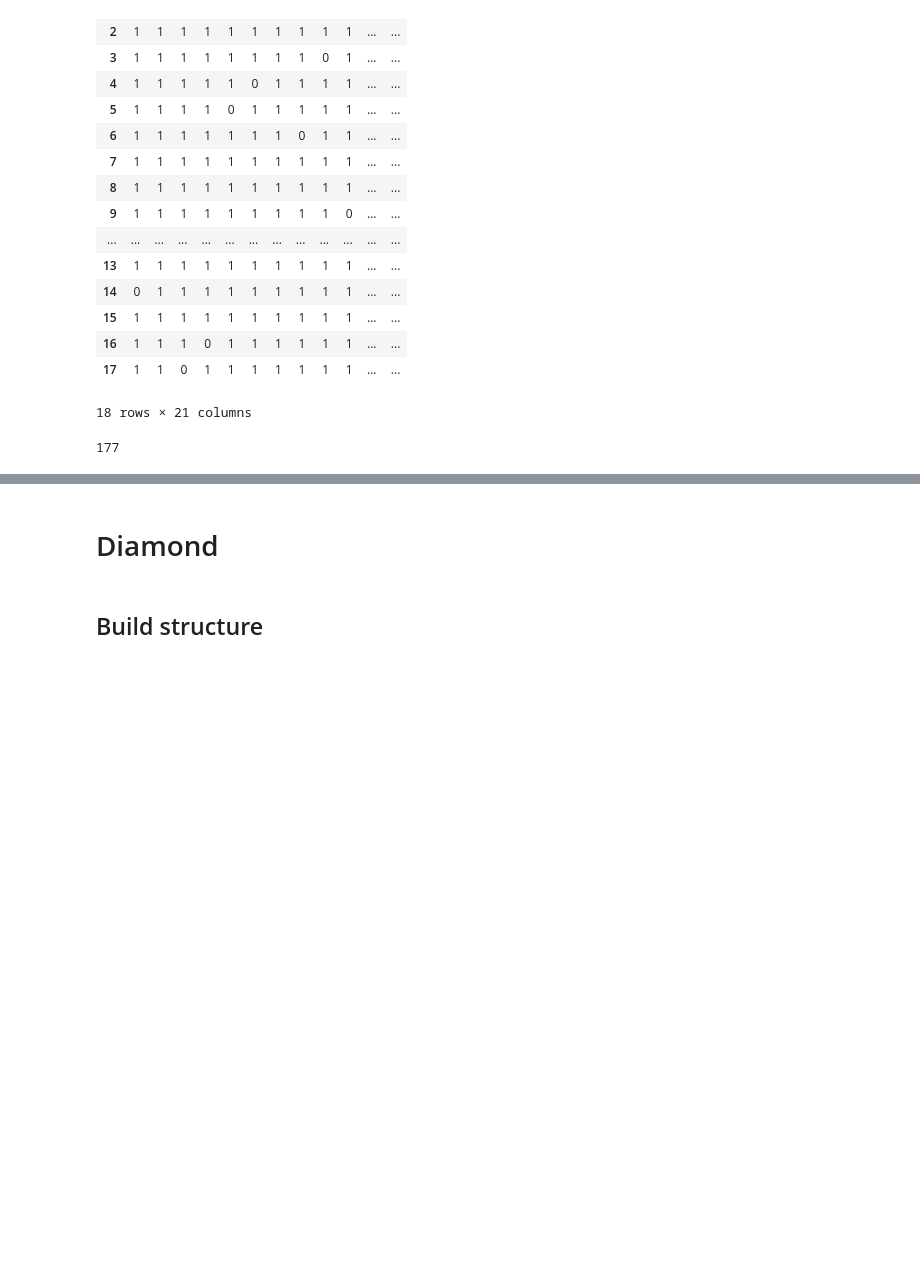
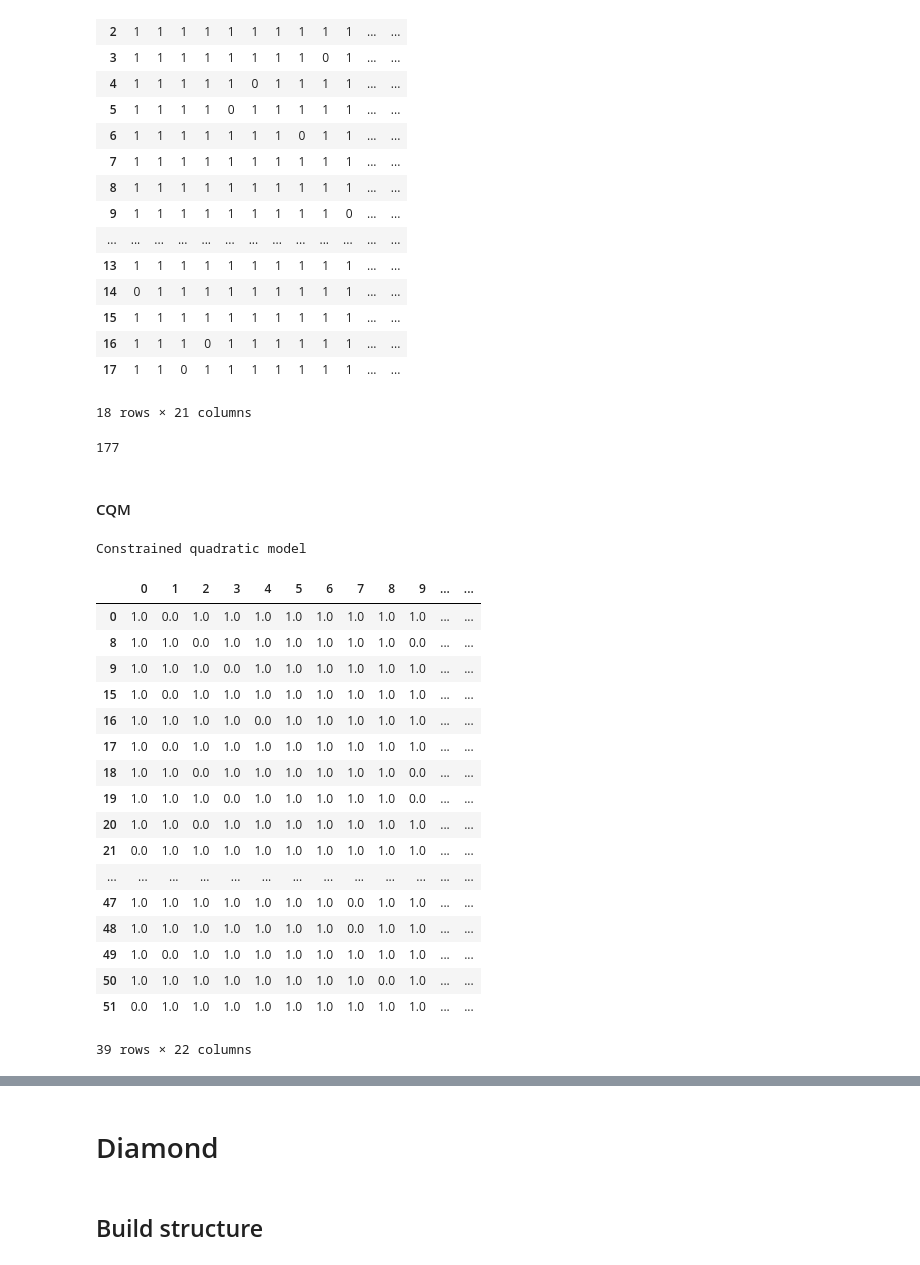
Before and after one commit to cmc-ucl/quantum_computing, a Jupyter notebook: AQC_CMC_workflow.ipynb, the cells around one changed output, grey strips where cells are left out. Saved outputs shown, nothing was run; the diff lists cells and outputs as text; code cells hidden in the pictures; blank space fills up the shorter version.

```diff
--- a/AQC_CMC_workflow.ipynb
+++ b/AQC_CMC_workflow.ipynb
@@ -382,3 +500,10 @@ dataframe[dataframe['energy'] < 0]
 np.sum(dataframe[dataframe['energy'] < 0]['num_occurrences'].to_numpy())
 # %% [output]
 177
+# %% [markdown]
+#### CQM
+# %%
+cqm = build_constrained_quadratic_model(graphene_supercell,weight_1=1,use_coord=False,num_vacancies=2)
+#dataframe, config, energy = run_anneal(cqm,time_limit=5, return_config_E=True)
+# %% [output]
+Constrained quadratic model
@@ -384,0 +514,22 @@ np.sum(dataframe[dataframe['energy'] < 0]['num_occurrences'].to_numpy())
+# %%
+df = sampleset.to_pandas_dataframe()
+df[df['is_feasible']]
+# %% [output]
+|  | 0 | 1 | 2 | 3 | 4 | 5 | 6 | 7 | 8 | 9 | ... | ... |
+| 0 | 1.0 | 0.0 | 1.0 | 1.0 | 1.0 | 1.0 | 1.0 | 1.0 | 1.0 | 1.0 | ... | ... |
+| 8 | 1.0 | 1.0 | 0.0 | 1.0 | 1.0 | 1.0 | 1.0 | 1.0 | 1.0 | 0.0 | ... | ... |
+| 9 | 1.0 | 1.0 | 1.0 | 0.0 | 1.0 | 1.0 | 1.0 | 1.0 | 1.0 | 1.0 | ... | ... |
+| 15 | 1.0 | 0.0 | 1.0 | 1.0 | 1.0 | 1.0 | 1.0 | 1.0 | 1.0 | 1.0 | ... | ... |
+| 16 | 1.0 | 1.0 | 1.0 | 1.0 | 0.0 | 1.0 | 1.0 | 1.0 | 1.0 | 1.0 | ... | ... |
+| 17 | 1.0 | 0.0 | 1.0 | 1.0 | 1.0 | 1.0 | 1.0 | 1.0 | 1.0 | 1.0 | ... | ... |
+| 18 | 1.0 | 1.0 | 0.0 | 1.0 | 1.0 | 1.0 | 1.0 | 1.0 | 1.0 | 0.0 | ... | ... |
+| 19 | 1.0 | 1.0 | 1.0 | 0.0 | 1.0 | 1.0 | 1.0 | 1.0 | 1.0 | 0.0 | ... | ... |
+| 20 | 1.0 | 1.0 | 0.0 | 1.0 | 1.0 | 1.0 | 1.0 | 1.0 | 1.0 | 1.0 | ... | ... |
+| 21 | 0.0 | 1.0 | 1.0 | 1.0 | 1.0 | 1.0 | 1.0 | 1.0 | 1.0 | 1.0 | ... | ... |
+| ... | ... | ... | ... | ... | ... | ... | ... | ... | ... | ... | ... | ... |
+| 47 | 1.0 | 1.0 | 1.0 | 1.0 | 1.0 | 1.0 | 1.0 | 0.0 | 1.0 | 1.0 | ... | ... |
+| 48 | 1.0 | 1.0 | 1.0 | 1.0 | 1.0 | 1.0 | 1.0 | 0.0 | 1.0 | 1.0 | ... | ... |
+| 49 | 1.0 | 0.0 | 1.0 | 1.0 | 1.0 | 1.0 | 1.0 | 1.0 | 1.0 | 1.0 | ... | ... |
+| 50 | 1.0 | 1.0 | 1.0 | 1.0 | 1.0 | 1.0 | 1.0 | 1.0 | 0.0 | 1.0 | ... | ... |
+| 51 | 0.0 | 1.0 | 1.0 | 1.0 | 1.0 | 1.0 | 1.0 | 1.0 | 1.0 | 1.0 | ... | ... |
+39 rows × 22 columns
```
Also changed, not shown: parts of 24 cells of this notebook.
